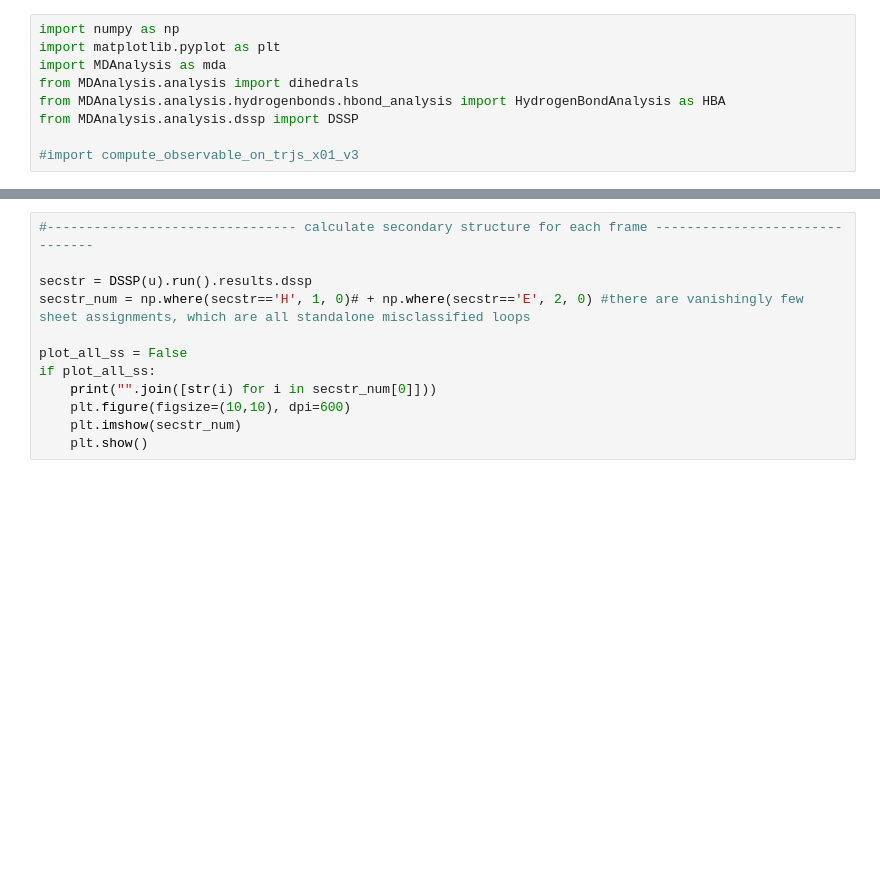
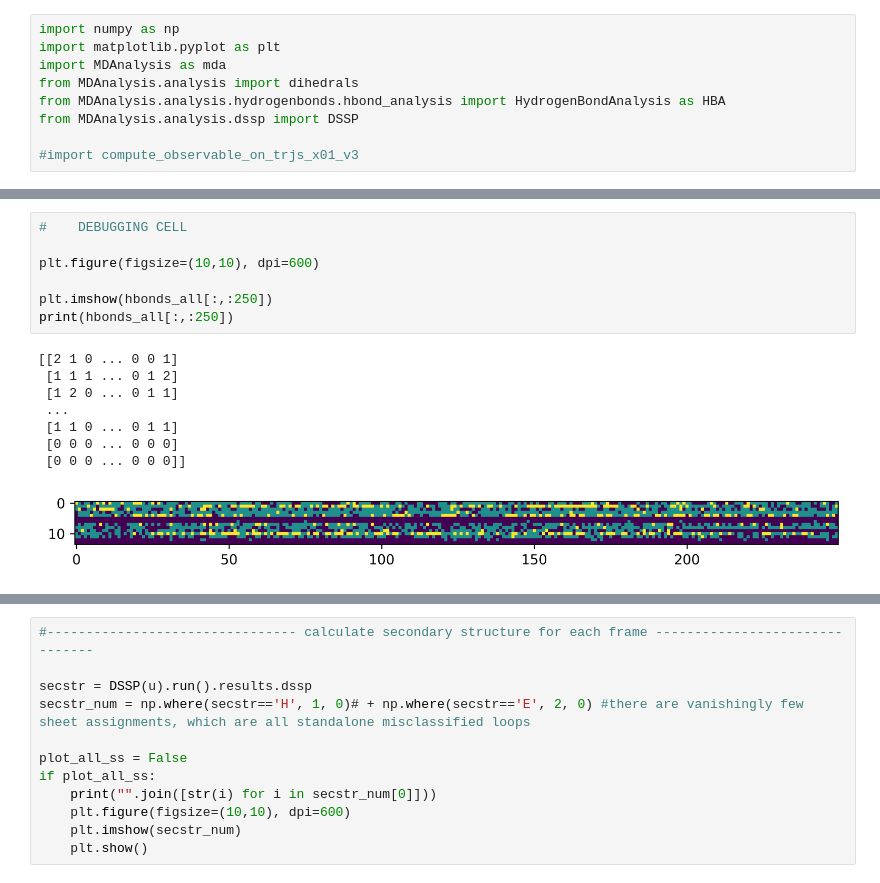
Before and after one commit to JonathanHB/threonine_rotamer_analysis, a Jupyter notebook: threonine_rotamer_solvation_ss.ipynb, the cells around one changed output, grey strips where cells are left out. Drawn from its saved outputs; the diff is of its cells as text; blank space fills up the shorter version.

```diff
--- a/threonine_rotamer_solvation_ss.ipynb
+++ b/threonine_rotamer_solvation_ss.ipynb
@@ -76,3 +102,19 @@ plt.show()
+# %%
+#    DEBUGGING CELL
+
+plt.figure(figsize=(10,10), dpi=600)
+
+plt.imshow(hbonds_all[:,:250])
+print(hbonds_all[:,:250])
+# %% [output]
+[[2 1 0 ... 0 0 1]
+ [1 1 1 ... 0 1 2]
+ [1 2 0 ... 0 1 1]
+ ...
+ [1 1 0 ... 0 1 1]
+ [0 0 0 ... 0 0 0]
+ [0 0 0 ... 0 0 0]]
+[figure, added]
 # %%
 #-------------------------------- calculate dihedrals -------------------------------
 
```
Also changed, not shown: parts of 6 cells of this notebook, 3 other files.
